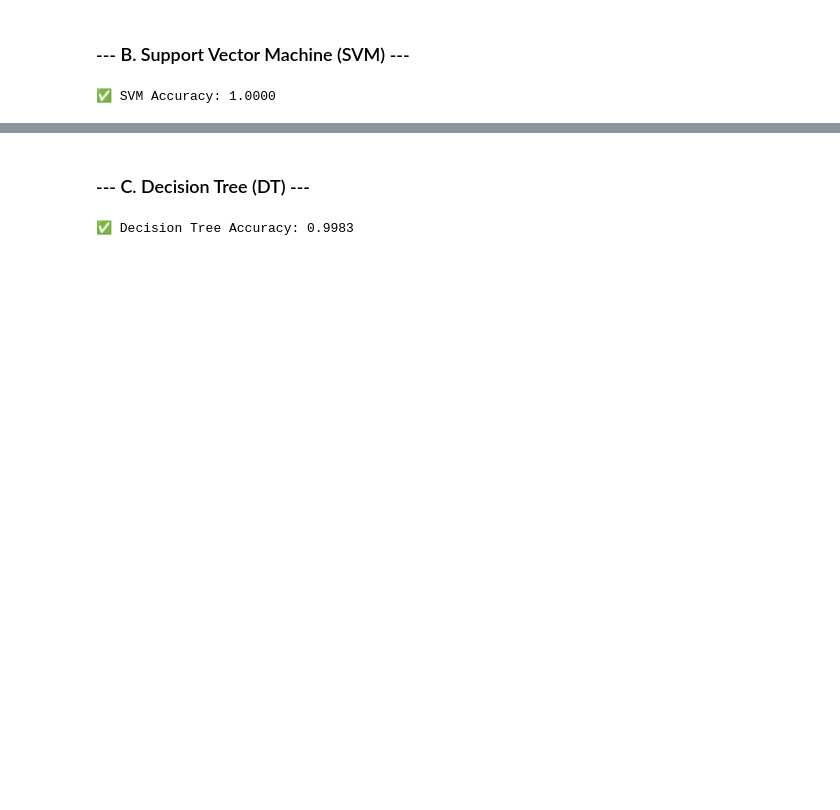
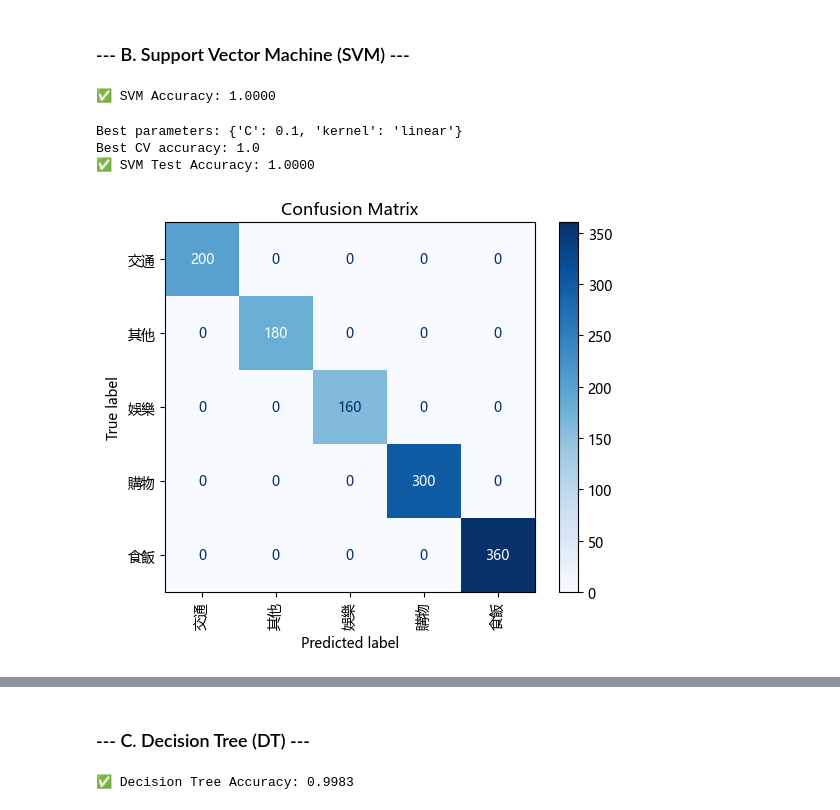
Before and after one commit to EAAI-smart-spend/classification, a Jupyter notebook: Classification.ipynb, the cells around one changed output, grey strips where cells are left out. Cells and saved outputs as stored; diff of their text form; code cells hidden in the pictures; blank space fills up the shorter version.

```diff
--- a/Classification.ipynb
+++ b/Classification.ipynb
@@ -92,3 +142,33 @@ ml_results['SVM'] = svm_acc
 print(f"✅ SVM Accuracy: {svm_acc:.4f}")
 # %% [output]
 ✅ SVM Accuracy: 1.0000
+# %%
+param_grid = {
+    'C': [0.01, 0.1, 1, 10, 100],
+    'kernel': ['linear']
+}
+
+grid = GridSearchCV(SVC(), param_grid, cv=5, scoring='accuracy', n_jobs=-1)
+grid.fit(X_train_tfidf, y_train)
+
+print("Best parameters:", grid.best_params_)
+print("Best CV accuracy:", grid.best_score_)
+
+svm_model = grid.best_estimator_
+svm_acc = accuracy_score(y_test, svm_model.predict(X_test_tfidf))
+print(f"✅ SVM Test Accuracy: {svm_acc:.4f}")
+
+ml_results['SVM'] = svm_acc
+# %% [output]
+Best parameters: {'C': 0.1, 'kernel': 'linear'}
+Best CV accuracy: 1.0
+✅ SVM Test Accuracy: 1.0000
+# %%
+y_pred = svm_model.predict(X_test_tfidf)
+cm = confusion_matrix(y_test, y_pred, labels=svm_model.classes_)
+disp = ConfusionMatrixDisplay(confusion_matrix=cm, display_labels=svm_model.classes_)
+disp.plot(xticks_rotation='vertical', cmap='Blues')
+plt.title('Confusion Matrix')
+plt.show()
+# %% [output]
+[figure, added]
```
Also changed, not shown: parts of 20 cells of this notebook, 6 other files.
